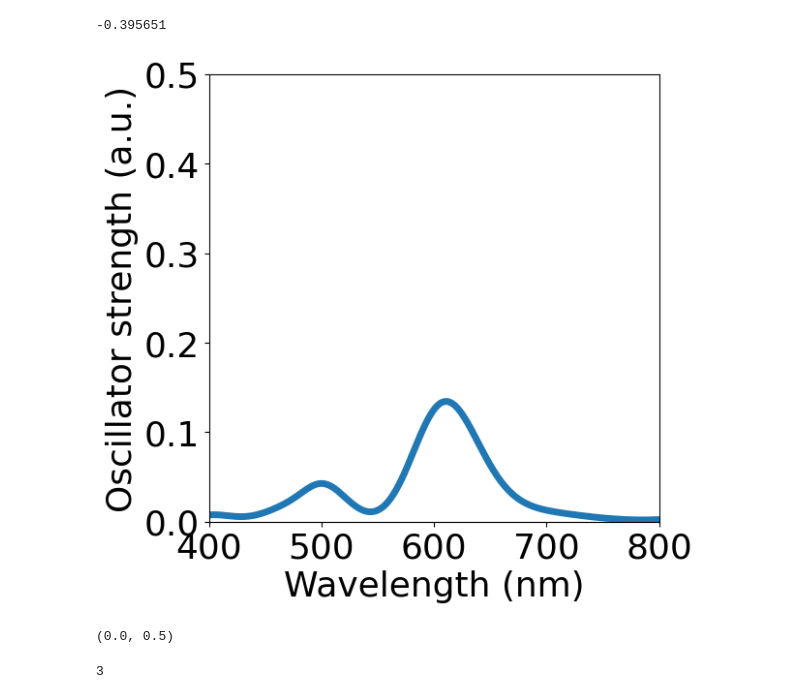
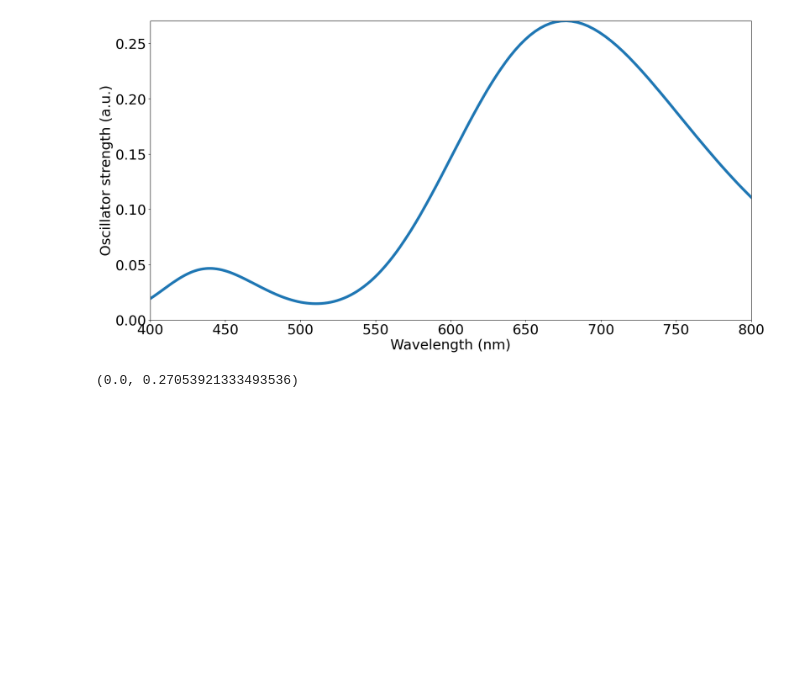
Before and after one commit to charlesrc/nanoscint, a Jupyter notebook: nanoscint/supplemental/DFT_NoHybridFunctional/NoHybridFunctionals_DFTModel.ipynb, the cells around one changed output. Drawn from its saved outputs; the diff is of its cells as text; code cells hidden in the pictures; blank space fills up the shorter version.

```diff
--- a/nanoscint/supplemental/DFT_NoHybridFunctional/NoHybridFunctionals_DFTModel.ipynb
+++ b/nanoscint/supplemental/DFT_NoHybridFunctional/NoHybridFunctionals_DFTModel.ipynb
@@ -164,37 +108,55 @@ end=#
-# %%
-μ=parse(Float64, split(readlines(`cat nohybrid/STH241.eigStats`)[3])[3])
-# %% [output]
--0.395651
 # %%
-eigenvalsup = np.fromfile("$dir_nohybrid/STH2$(41).eigenvals")[1:48]*eV
-eigenvalsdn = np.fromfile("$dir_nohybrid/STH2$(41).eigenvals")[49:96]*eV
+figure(figsize=(20, 10))
+OscillatorStrengthsGreen = Float64[] #Vectors of the maximum oscillator strengths for the maximum oscillator strength transitions
+OscillatorStrengthsRed = Float64[] #For the green and red transitions respectively
 FSTH2=zeros(100*30)
-energies = collect(range(0, 30, length=3000))
+energies = collect(range(1, 30, length=3000))
 lambdas = 1240 ./ collect(range(1, 30, length=3000))
-broadening=0.1
-for (e1iter, e2iter) in Tuple.(CartesianIndices(rand(48, 48)))
-    eigup2 = eigenvalsup[e2iter]
-    eigup1 = eigenvalsup[e1iter]
-    eigdn2 = eigenvalsdn[e2iter]
-    eigdn1 = eigenvalsdn[e1iter]
-    ediffup = (eigup2-eigup1)
-    ediffdn = (eigdn2-eigdn1)
-    momentaup_squared = sum((abs.(momenta[1, :, e1iter, e2iter])).^2)
-    momentadn_squared = sum((abs.(momenta[2, :, e1iter, e2iter])).^2)
-    f = (1-np.heaviside(μ*eV-eigup2, 0.5))*(np.heaviside(μ*eV-eigup1, 0.5))
-    !(f ≈ 0) && (f *= 2/3*(1/ediffup)*(momentaup_squared))
-    FSTH2 += f*exp.(-0.5*(energies.-ediffup).^2/(broadening)^2)
-    f = (1-np.heaviside(μ*eV-eigdn2, 0.5))*(np.heaviside(μ*eV-eigdn1, 0.5))
-    !(f ≈ 0) && (f *= 2/3*(1/ediffdn)*(momentadn_squared))
-    FSTH2 += f*exp.(-0.5*(energies.-ediffdn).^2/(broadening)^2)
+broadening=0.2
+
+for id in ["41"]
+    for (ValidPairsGreen, ValidPairsRed) in zip(AllValidPairsGreen, AllValidPairsRed)
+        ValidPairsGreen[1] == id || continue
+        eigenvalsup = np.fromfile("$dir_nohybrid/STH2$(id).eigenvals")[1:48]*eV
+        eigenvalsdn = np.fromfile("$dir_nohybrid/STH2$(id).eigenvals")[49:96]*eV
+        momenta = np.reshape(abs.(np.fromfile("$dir_nohybrid/STH2$(id).momenta", dtype=np.complex )), (2, 3, 48, 48));
+        μ=0
+        for l in readlines("$dir_nohybrid/STH2$(id).eigStats")
+            if VERSION.minor >= 5
+                contains(l, "mu" ) || continue ;
+            elseif VERSION.minor < 5
+                occursin("mu", l) || continue ;
+            end
+            μ = parse(Float64, l[6:end]);
+        end
+        for e1iter in 10:19
+            for e2iter in 20:30
+                e2iter > e1iter || continue
+                eigup2 = eigenvalsup[e2iter]
+                eigup1 = eigenvalsup[e1iter]
+                eigdn2 = eigenvalsdn[e2iter]
+                eigdn1 = eigenvalsdn[e1iter]
+
+                ediffup = (eigup2-eigup1)
+                ediffdn = (eigdn2-eigdn1)
+                momentaup_squared = sum((abs.(momenta[1, :, e1iter, e2iter])).^2)
+                momentadn_squared = sum((abs.(momenta[2, :, e1iter, e2iter])).^2)
+                f = (1-np.heaviside(μ*eV-eigup2, 0.5))*(np.heaviside(μ*eV-eigup1, 0.5))
+                f *= 2/3*(1/ediffup)*(momentaup_squared)
+                FSTH2 += f*exp.(-0.5*(energies.-ediffup).^2/(broadening)^2)
+                f = (1-np.heaviside(μ*eV-eigdn2, 0.5))*(np.heaviside(μ*eV-eigdn1, 0.5))
+                f *= 2/3*(1/ediffdn)*(momentadn_squared)
+                FSTH2 += f*exp.(-0.5*(energies.-ediffdn).^2/(broadening)^2)
+            end
+        end
+    end
 end
-
 FSTH2 *= eV
 plot(lambdas, FSTH2, linewidth=5)
 ylabel("Oscillator strength (a.u.)")
 xlabel("Wavelength (nm)")
 xlim(400,800)
-ylim(0, 0.5)
+ylim(0, maximum(FSTH2[argmin(abs.(lambdas .-800)):argmin(abs.(lambdas .- 400))]))
 # %% [output]
-[figure, old version]
+[figure, new version]
-(0.0, 0.5)
+(0.0, 0.27053921333493536)
@@ -227,7 +162,0 @@ end
-# %%
-pairsup_red_max_idx = argmax([p[3] for p in Pairsup_red])
-pairsdn_red_max_idx = argmax([p[3] for p in Pairsdn_red])
-pairsup_green_max_idx = argmax([p[3] for p in Pairsup_green])
-pairsdn_green_max_idx = argmax([p[3] for p in Pairsdn_green])
-# %% [output]
-3
```
Also changed, not shown: parts of 9 cells of this notebook.
